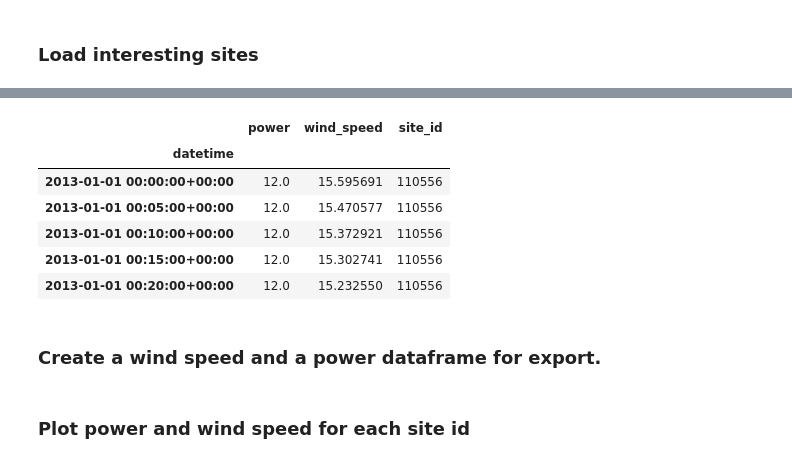
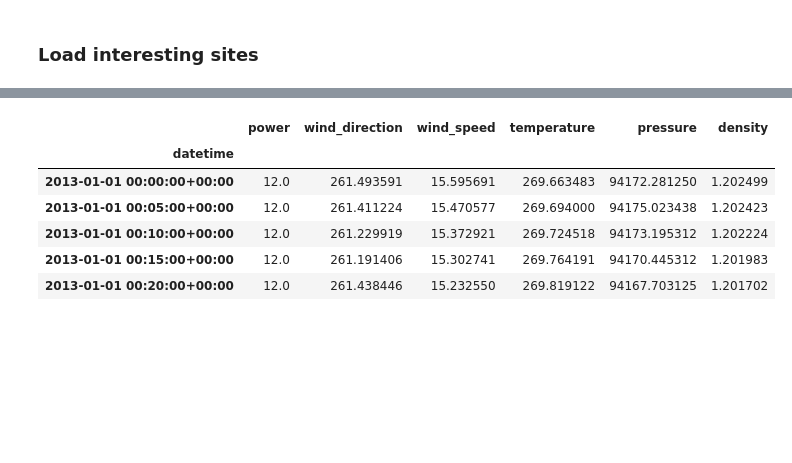
Before and after one commit to NREL/pywtk, a Jupyter notebook: notebooks/4_data_retrieval_cache.ipynb, the cells around one changed output, grey strips where cells are left out. Cells and saved outputs as stored; diff of their text form; code cells hidden in the pictures; blank space fills up the shorter version.

```diff
--- a/notebooks/4_data_retrieval_cache.ipynb
+++ b/notebooks/4_data_retrieval_cache.ipynb
@@ -83,0 +30,13 @@ total_df = pandas.concat(wind_data.values())
+# %%
+site_id = all_site_ids[0]
+start = pandas.Timestamp('2013-01-01', tz='utc')
+end = pandas.Timestamp('2013-01-07', tz='utc')
+utc = True
+attributes = ["power", "wind_direction", "wind_speed", "temperature", "pressure", "density"]
+met_data = get_nc_data(site_id, start, end, attributes, utc=utc, nc_dir=WIND_MET_NC_DIR)
+attributes_hour = ["hour_ahead_power","hour_ahead_power_p90", "hour_ahead_power_p10"]
+attributes_4_hour = ["4_hour_ahead_power","4_hour_ahead_power_p90", "4_hour_ahead_power_p10"]
+attributes_6_hour = ["6_hour_ahead_power","6_hour_ahead_power_p90", "6_hour_ahead_power_p10"]
+attributes_day = ["day_ahead_power","day_ahead_power_p90", "day_ahead_power_p10"]
+fcst_attributes = attributes_hour + attributes_4_hour + attributes_6_hour + attributes_day
+fcst_data = get_nc_data(site_id, start, end, fcst_attributes, utc=utc, nc_dir=WIND_FCST_DIR)
@@ -84,12 +63,10 @@ total_df = pandas.concat(wind_data.values())
 # %%
-total_df.head()
+met_data.head()
 # %% [output]
-|  | power | wind_speed | site_id |
-| datetime |  |  |  |
-| 2013-01-01 00:00:00+00:00 | 12.0 | 15.595691 | 110556 |
-| 2013-01-01 00:05:00+00:00 | 12.0 | 15.470577 | 110556 |
-| 2013-01-01 00:10:00+00:00 | 12.0 | 15.372921 | 110556 |
-| 2013-01-01 00:15:00+00:00 | 12.0 | 15.302741 | 110556 |
-| 2013-01-01 00:20:00+00:00 | 12.0 | 15.232550 | 110556 |
+|  | power | wind_direction | wind_speed | temperature | pressure | density |
+| datetime |  |  |  |  |  |  |
+| 2013-01-01 00:00:00+00:00 | 12.0 | 261.493591 | 15.595691 | 269.663483 | 94172.281250 | 1.202499 |
+| 2013-01-01 00:05:00+00:00 | 12.0 | 261.411224 | 15.470577 | 269.694000 | 94175.023438 | 1.202423 |
+| 2013-01-01 00:10:00+00:00 | 12.0 | 261.229919 | 15.372921 | 269.724518 | 94173.195312 | 1.202224 |
+| 2013-01-01 00:15:00+00:00 | 12.0 | 261.191406 | 15.302741 | 269.764191 | 94170.445312 | 1.201983 |
+| 2013-01-01 00:20:00+00:00 | 12.0 | 261.438446 | 15.232550 | 269.819122 | 94167.703125 | 1.201702 |
-# %% [markdown]
-### Create a wind speed and a power dataframe for export.
@@ -99,2 +72,0 @@ wind_df=total_df.reset_index().pivot(columns='site_id', index='datetime', values
-# %% [markdown]
-### Plot power and wind speed for each site id
```
Also changed, not shown: parts of 19 cells of this notebook, 4 other files.
